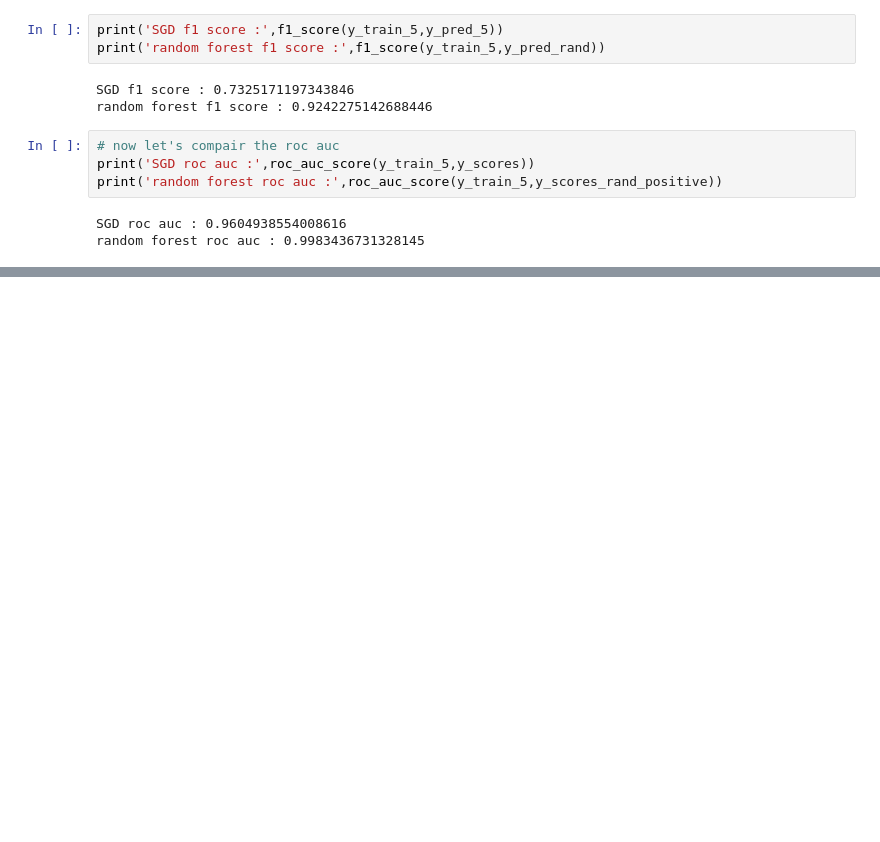
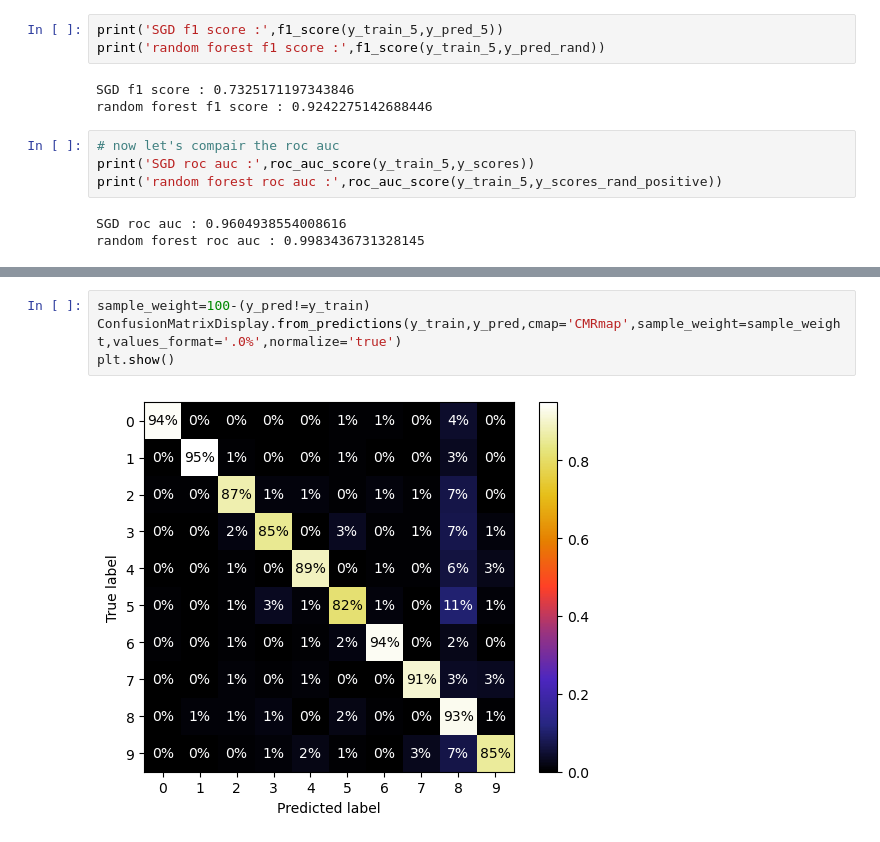
Before and after one commit to ikartiksavaliya/Hands-On-Machine-Learning-Projects, a Jupyter notebook: Chapter-3 classification.ipynb, the cells around one changed output, grey strips where cells are left out. Saved outputs shown, nothing was run; the diff lists cells and outputs as text; blank space fills up the shorter version.

```diff
--- a/Chapter-3 classification.ipynb
+++ b/Chapter-3 classification.ipynb
@@ -349,0 +440,6 @@ SGD precision : 0.8370879772350012 , recall : 0.6511713705958311
+# %%
+sample_weight=100-(y_pred!=y_train)
+ConfusionMatrixDisplay.from_predictions(y_train,y_pred,cmap='CMRmap',sample_weight=sample_weight,values_format='.0%',normalize='true')
+plt.show()
+# %% [output]
+[figure, added]
```
Also changed, not shown: parts of 28 cells of this notebook.
